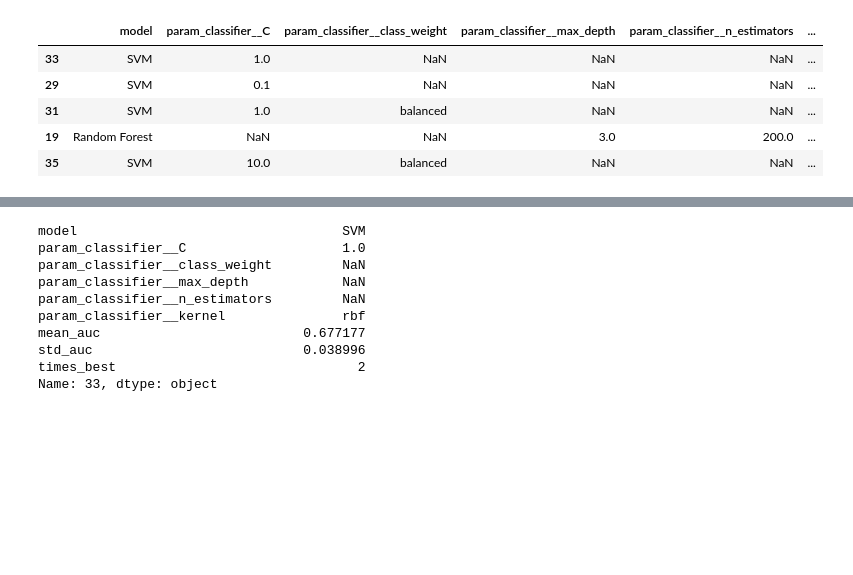
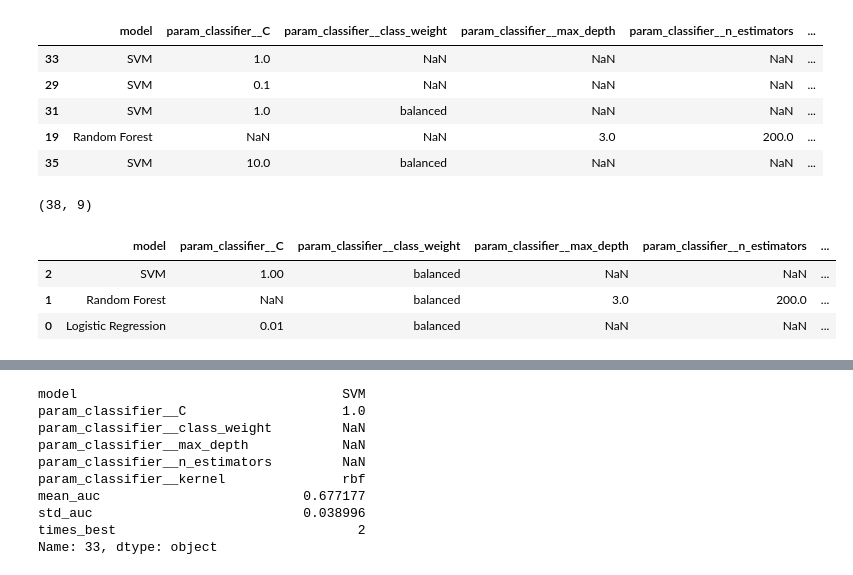
Before and after one commit to AlexandrosMiteloudis/DAMA_Hackathon, a Jupyter notebook: notebooks/METABRIC_CIBCB_pipeline.ipynb, the cells around one changed output, grey strips where cells are left out. Drawn from its saved outputs; the diff is of its cells as text; code cells hidden in the pictures; blank space fills up the shorter version.

```diff
--- a/notebooks/METABRIC_CIBCB_pipeline.ipynb
+++ b/notebooks/METABRIC_CIBCB_pipeline.ipynb
@@ -779,3 +769,24 @@ config_summary.head()
 | 31 | SVM | 1.0 | balanced | NaN | NaN | ... |
 | 19 | Random Forest | NaN | NaN | 3.0 | 200.0 | ... |
 | 35 | SVM | 10.0 | balanced | NaN | NaN | ... |
+# %%
+config_summary.shape
+# %% [output]
+(38, 9)
+# %%
+# Best configuration per distinct model
+best_per_model = (
+    config_summary
+    .sort_values("mean_auc", ascending=False)
+    .groupby("model")
+    .first()
+    .reset_index()
+    .sort_values("mean_auc", ascending=False)
+)
+
+best_per_model
+# %% [output]
+|  | model | param_classifier__C | param_classifier__class_weight | param_classifier__max_depth | param_classifier__n_estimators | ... |
+| 2 | SVM | 1.00 | balanced | NaN | NaN | ... |
+| 1 | Random Forest | NaN | balanced | 3.0 | 200.0 | ... |
+| 0 | Logistic Regression | 0.01 | balanced | NaN | NaN | ... |
```
Also changed, not shown: parts of 13 cells of this notebook.
